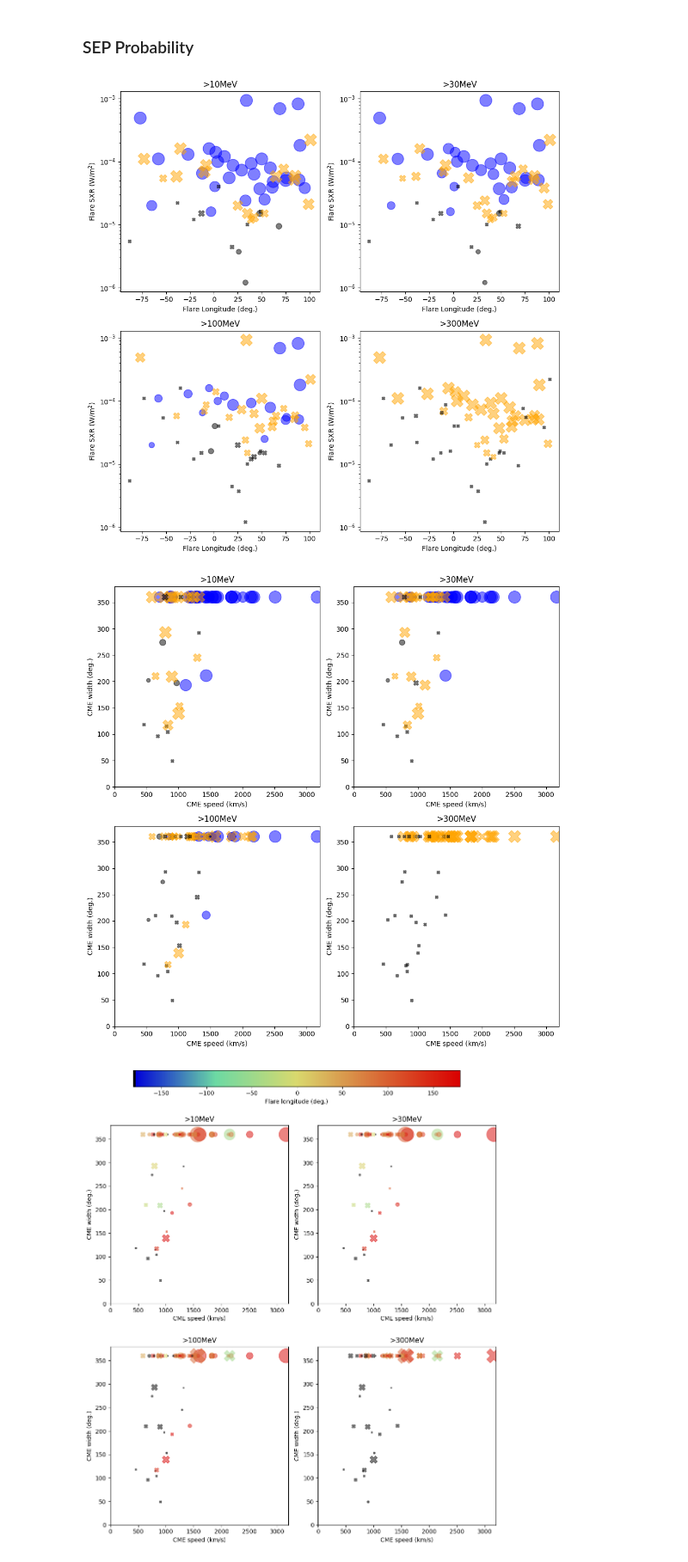
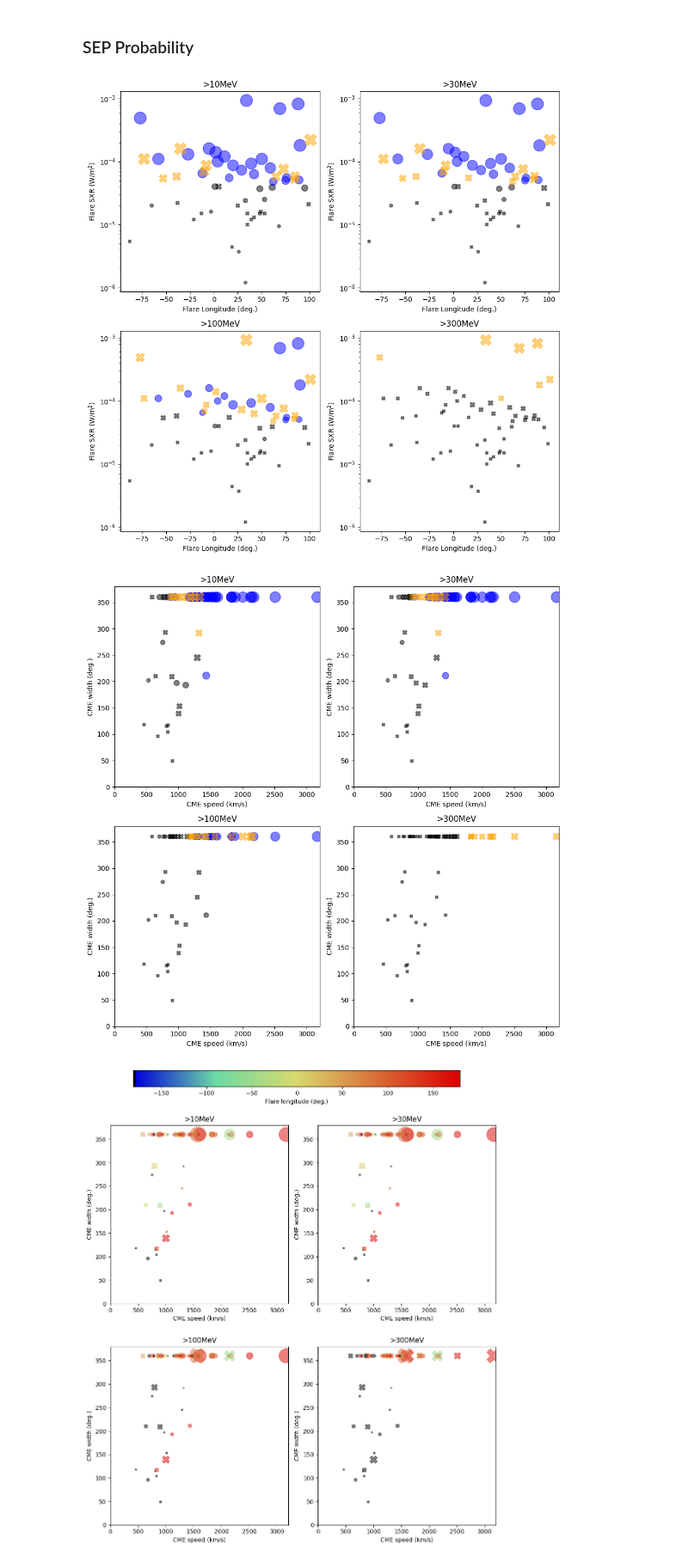
Before and after one commit to spearhead-he/MSc-course-2025, a Jupyter notebook: PROSPER/prosper.ipynb, the cells around one changed output. Shown: that part at 86% size. Drawn from its saved outputs; the diff is of its cells as text; code cells hidden in the pictures.

```diff
--- a/PROSPER/prosper.ipynb
+++ b/PROSPER/prosper.ipynb
@@ -114,15 +114,26 @@ plt.show()
 # %% [markdown]
 ### SEP Probability
 # %%
-prosper_results = sepprobs(df["triggers"])
-df["SEP probabilities"] = prosper_results["sep_probabilities"]
+# prosper_results = sepprobs(df["triggers"])
+prosper_results = sepprobs([{
+                                "flare": t["flare"] if t["cme"] is not None else None,
+                                "cme": t["cme"] if t["flare"] is not None else None
+                            }
+                            for t in df["triggers"]])
+df["SEP probabilities flare & CME"] = prosper_results["sep_probabilities"]
+
+prosper_results = sepprobs([{"flare": t["flare"], "cme": None} for t in df["triggers"]])
+df["SEP probabilities flare"] = prosper_results["sep_probabilities"]
+
+prosper_results = sepprobs([{"flare": None, "cme": t["cme"]} for t in df["triggers"]])
+df["SEP probabilities CME"] = prosper_results["sep_probabilities"]
 # %%
 PROB_THRESHOLDS = {10: 0.26, 30: 0.2, 100: 0.15, 300: 0.12}
 # %%
 fig, axs = plt.subplots(nrows=2, ncols=2, figsize=(10, 10))
 
 for energy, ax in zip(ENERGIES, axs.flatten()):
-    probs_sep = [sp[f"probability_{energy}"] for sp in df[df[f"SEP_{energy}"]]["SEP probabilities"]]
+    probs_sep = [sp[f"probability_{energy}"] for sp in df[df[f"SEP_{energy}"]]["SEP probabilities flare"]]
     magnitudes_sep = [t["flare"].magnitude if t["flare"] is not None else None for t in df[df[f"SEP_{energy}"]]["triggers"]]
     longitudes_sep = [t["flare"].longitude if t["flare"] is not None else None for t in df[df[f"SEP_{energy}"]]["triggers"]]
     ax.scatter(longitudes_sep,
@@ -132,7 +143,7 @@ for energy, ax in zip(ENERGIES, axs.flatten()):
                marker="o",
                alpha=0.5)
 
-    probs_nosep = [sp[f"probability_{energy}"] for sp in df[~df[f"SEP_{energy}"]]["SEP probabilities"]]
+    probs_nosep = [sp[f"probability_{energy}"] for sp in df[~df[f"SEP_{energy}"]]["SEP probabilities flare"]]
     magnitudes_nosep = [t["flare"].magnitude if t["flare"] is not None else None for t in df[~df[f"SEP_{energy}"]]["triggers"]]
     longitudes_nosep = [t["flare"].longitude if t["flare"] is not None else None for t in df[~df[f"SEP_{energy}"]]["triggers"]]
     ax.scatter(longitudes_nosep,
@@ -151,41 +162,41 @@ for energy, ax in zip(ENERGIES, axs.flatten()):
 plt.tight_layout()
 plt.show()
 # %% [output]
-[figure, old version]
+[figure, new version]
 # %%
 fig, axs = plt.subplots(nrows=2, ncols=2, figsize=(10, 10))
 
 for energy, ax in zip(ENERGIES, axs.flatten()):
-    probs_sep = [sp[f"probability_{energy}"] for sp in df[df[f"SEP_{energy}"]]["SEP probabilities"]]
+    probs_sep = [sp[f"probability_{energy}"] for sp in df[df[f"SEP_{energy}"]]["SEP probabilities CME"]]
     speeds_sep = [t["cme"].velocity if t["cme"] is not None else None for t in df[df[f"SEP_{energy}"]]["triggers"]]
     widths_sep = [t["cme"].width if t["cme"] is not None else None for t in df[df[f"SEP_{energy}"]]["triggers"]]
     ax.scatter(speeds_sep,
                widths_sep,
                s=[(p if p is not None else 0)*300 + 20 for p in probs_sep],
                c=["black" if p is None or p < PROB_THRESHOLDS[energy] else "blue" for p in probs_sep],
                marker="o",
                alpha=0.5)
-    probs_nosep = [sp[f"probability_{energy}"] for sp in df[~df[f"SEP_{energy}"]]["SEP probabilities"]]
+    probs_nosep = [sp[f"probability_{energy}"] for sp in df[~df[f"SEP_{energy}"]]["SEP probabilities CME"]]
     speeds_nosep = [t["cme"].velocity if t["cme"] is not None else None for t in df[~df[f"SEP_{energy}"]]["triggers"]]
     widths_nosep = [t["cme"].width if t["cme"] is not None else None for t in df[~df[f"SEP_{energy}"]]["triggers"]]
     ax.scatter(speeds_nosep,
                widths_nosep,
                s=[(p if p is not None else 0)*300 + 20 for p in probs_nosep],
                c=["black" if p is None or p < PROB_THRESHOLDS[energy] else "orange" for p in probs_nosep],
                marker="X",
                alpha=0.5)
 
     ax.set_ylim(0, 380)
     ax.set_ylabel("CME width (deg.)")
     ax.set_xlim(0, 3200)
     ax.set_xlabel("CME speed (km/s)")
 
     ax.set_title(f">{energy}MeV")
 
 plt.tight_layout()
 plt.show()
 # %% [output]
-[figure, old version]
+[figure, new version]
 # %%
 fig, axs = plt.subplots(nrows=2, ncols=2, figsize=(10, 10))
 
```
Also changed, not shown: parts of 6 cells of this notebook.
